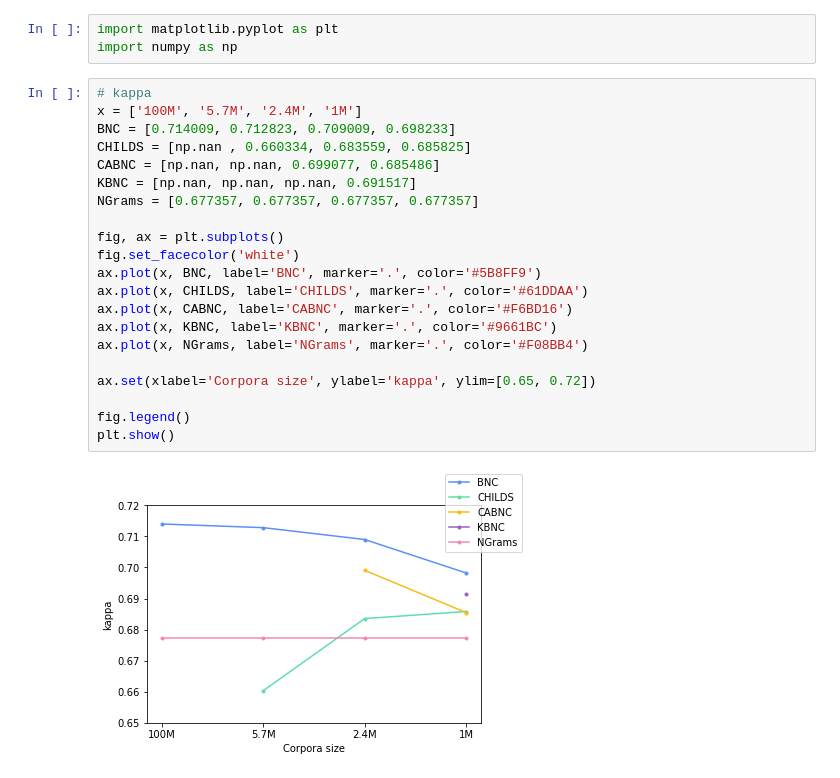
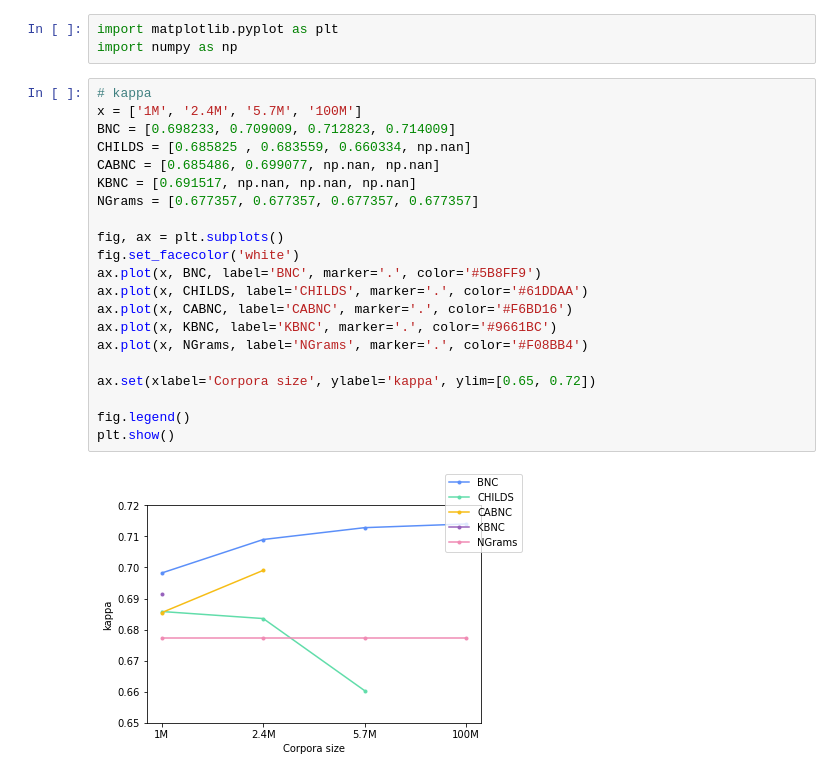
Before and after one commit to DanferWang/Basic_Level_work, a Jupyter notebook: corpora_size/result_plot.ipynb, the cells around one changed output. Drawn from its saved outputs; the diff is of its cells as text.

```diff
--- a/corpora_size/result_plot.ipynb
+++ b/corpora_size/result_plot.ipynb
@@ -3,26 +3,26 @@ import matplotlib.pyplot as plt
 import numpy as np
 # %%
 # kappa
-x = ['100M', '5.7M', '2.4M', '1M']
-BNC = [0.714009, 0.712823, 0.709009, 0.698233]
-CHILDS = [np.nan , 0.660334, 0.683559, 0.685825]
-CABNC = [np.nan, np.nan, 0.699077, 0.685486]
-KBNC = [np.nan, np.nan, np.nan, 0.691517]
+x = ['1M', '2.4M', '5.7M', '100M']
+BNC = [0.698233, 0.709009, 0.712823, 0.714009]
+CHILDS = [0.685825 , 0.683559, 0.660334, np.nan]
+CABNC = [0.685486, 0.699077, np.nan, np.nan]
+KBNC = [0.691517, np.nan, np.nan, np.nan]
 NGrams = [0.677357, 0.677357, 0.677357, 0.677357]
 
 fig, ax = plt.subplots()
 fig.set_facecolor('white')
 ax.plot(x, BNC, label='BNC', marker='.', color='#5B8FF9')
 ax.plot(x, CHILDS, label='CHILDS', marker='.', color='#61DDAA')
 ax.plot(x, CABNC, label='CABNC', marker='.', color='#F6BD16')
 ax.plot(x, KBNC, label='KBNC', marker='.', color='#9661BC')
 ax.plot(x, NGrams, label='NGrams', marker='.', color='#F08BB4')
 
 ax.set(xlabel='Corpora size', ylabel='kappa', ylim=[0.65, 0.72])
 
 fig.legend()
 plt.show()
 # %% [output]
-[figure, old version]
+[figure, new version]
 # %%
 # balanced accuracy
```
Also changed, not shown: parts of 1 cell of this notebook, 10 other files.
